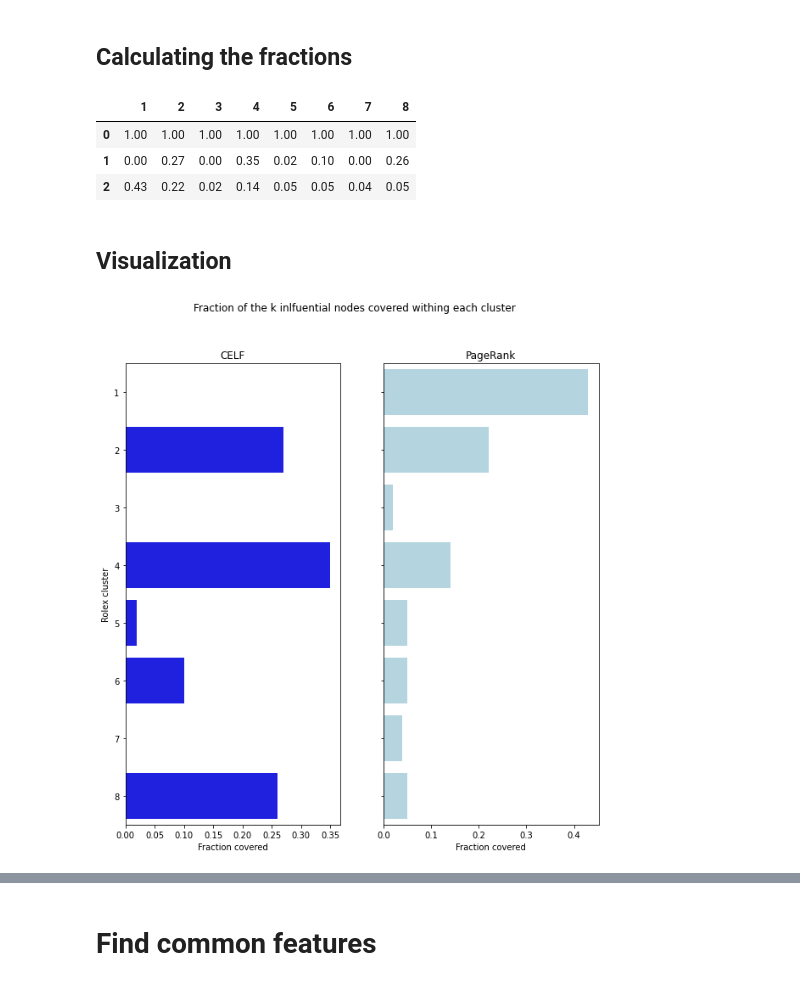
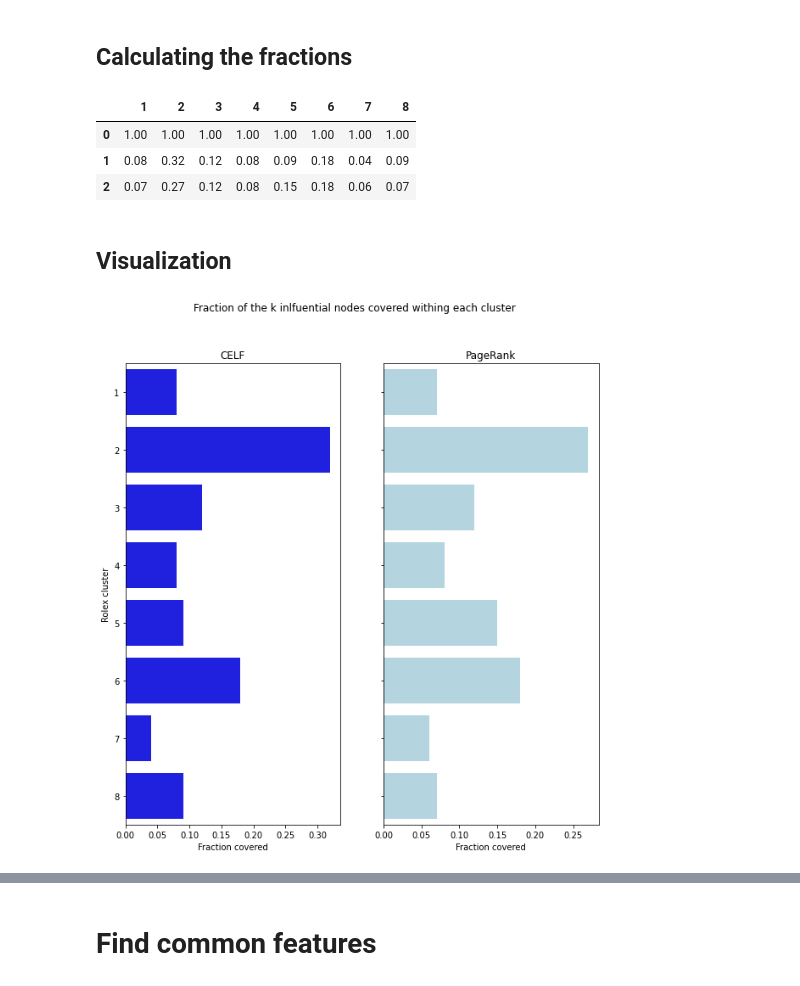
Before and after one commit to alexcosta13/twitter-superspreaders, a Jupyter notebook: 04_results_and_visualization.ipynb, the cells around one changed output, grey strips where cells are left out. Cells and saved outputs as stored; diff of their text form; code cells hidden in the pictures.

```diff
--- a/04_results_and_visualization.ipynb
+++ b/04_results_and_visualization.ipynb
@@ -9,2 +10,7 @@ import numpy as np
+# %%
+# paths
+feature_extractions_path = "data/feature_extractions.csv"
+celf_path = 'data/100_spreaders_celf.txt'
+pagerank_path = 'data/100_spreaders_pagerank.txt'
 # %% [markdown]
 ## Load nodes from clusters, CELF, and PageRank
@@ -20,0 +17,6 @@ PageRank_top_k_nodes = [88, 26, 1988, 77, 4, 677, 14454, 640, 2342, 8016, 2567,
+# %%
+# Load cluster nodes
+feature_extraction_df = pd.read_csv(feature_extractions_path)
+feature_extraction_df.rename(columns={feature_extraction_df.columns[0]: 'node'}, inplace = True)
+cluster_df = feature_extraction_df.copy()[['node','cluster']]
+cluster_df
@@ -39,6 +62,6 @@ for cluster, count in zip(clusters, counts):
 clusters, counts = zip(*roles_count.items())
 plt.bar(clusters, counts)
 for i, v in enumerate(counts):
-    plt.text(xlocs[i] - 0.35, v+0.5, str(v))
+    plt.text(i-0.3, v+50, str(v))
 plt.show()
 # %% [output]
@@ -46,9 +69,9 @@ plt.show()
 # %% [markdown]
 ## Calculating the fractions
 # %%
-# Nodes from MC and PageRank
-CELF_nodes = CELF_top_k_nodes.copy()
-PageRank_nodes = PageRank_top_k_nodes.copy()
+# Nodes from MC and pagerank
+celf_nodes = celf_top_k_nodes.copy()
+pagerank_nodes = pagerank_top_k_nodes.copy()
 
 # Nodes Rolex clusters
 role_0 = list(cluster_df[cluster_df['cluster'] == 'role_0']['node'])
@@ -78,36 +101,34 @@ cluster_match_df
 # %% [output]
 |  | 1 | 2 | 3 | 4 | 5 | 6 | 7 | 8 |
 | 0 | 1.00 | 1.00 | 1.00 | 1.00 | 1.00 | 1.00 | 1.00 | 1.00 |
-| 1 | 0.00 | 0.27 | 0.00 | 0.35 | 0.02 | 0.10 | 0.00 | 0.26 |
-| 2 | 0.43 | 0.22 | 0.02 | 0.14 | 0.05 | 0.05 | 0.04 | 0.05 |
+| 1 | 0.08 | 0.32 | 0.12 | 0.08 | 0.09 | 0.18 | 0.04 | 0.09 |
+| 2 | 0.07 | 0.27 | 0.12 | 0.08 | 0.15 | 0.18 | 0.06 | 0.07 |
 # %% [markdown]
 ## Visualization
 # %%
-total = pd.DataFrame(cluster_match_df.iloc[0]).T
 MC = pd.DataFrame(cluster_match_df.iloc[1]).T
 PageRank = pd.DataFrame(cluster_match_df.iloc[2]).T
 
 fig, axes = plt.subplots(1, 2, figsize=(10, 10), sharey=True)
 fig.suptitle('Fraction of the k inlfuential nodes covered withing each cluster')
 
 # MC
-#bar1 = sns.barplot(ax=axes[0], data=total, color='darkblue')
 bar2 = sns.barplot(ax=axes[0], data=MC, color='blue', orient = "h")
 axes[0].set_title("CELF")
 
 # PageRank
 #bar1 = sns.barplot(ax=axes[1], data=total, color='darkblue')
 bar2 = sns.barplot(ax=axes[1], data=PageRank, color='lightblue', orient = "h")
 axes[1].set_title("PageRank")
 
 
 axes[0].set(ylabel='Rolex cluster', xlabel='Fraction covered')
 axes[1].set(xlabel='Fraction covered')
 
 # show the graph
 plt.show()
 # %% [output]
-[figure, old version]
+[figure, new version]
 # %%
 total = pd.DataFrame(cluster_match_df.iloc[0]).T
 MC = pd.DataFrame(cluster_match_df.iloc[1]).T
```
Also changed, not shown: parts of 49 cells of this notebook.
